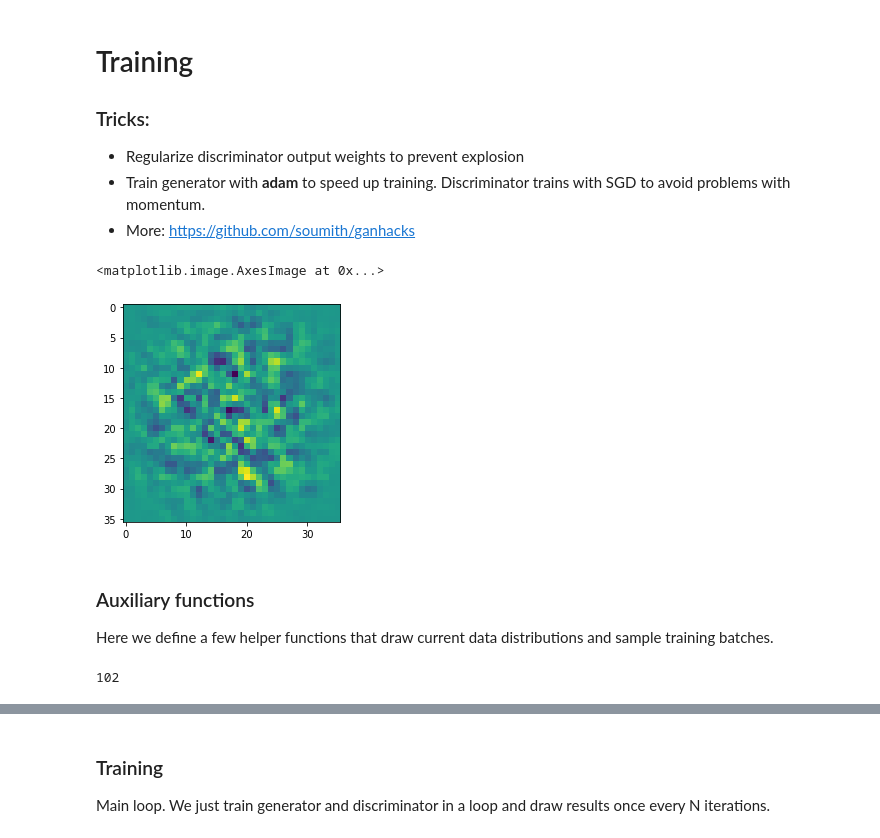
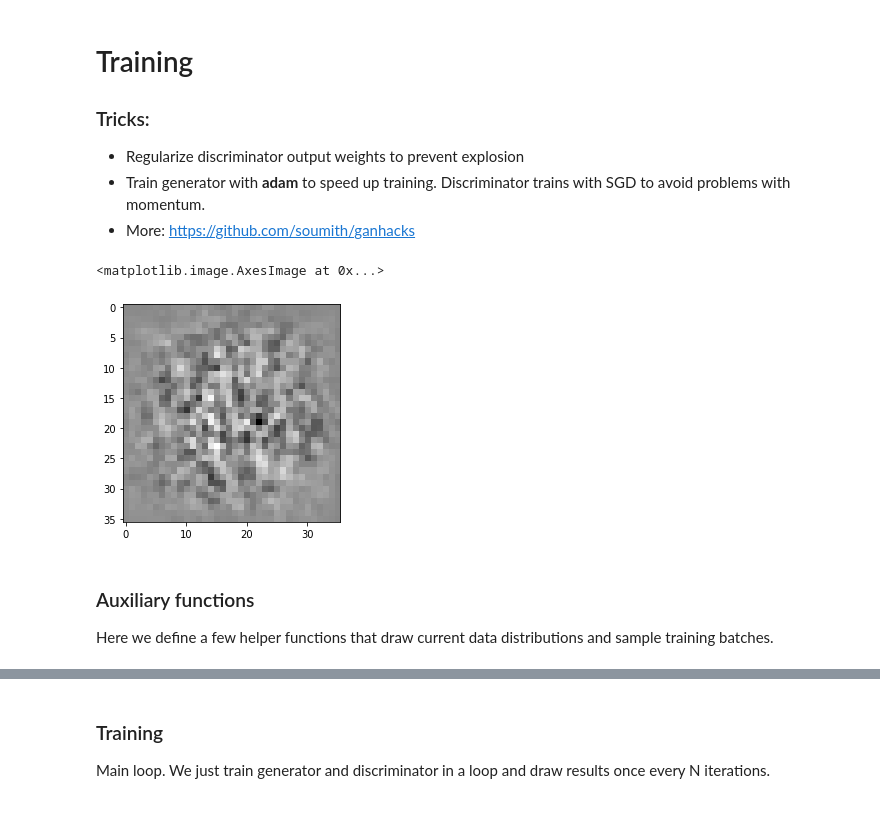
Before and after one commit to ikashilov/tensorflow-facegen, a Jupyter notebook: notebook.ipynb, the cells around one changed output, grey strips where cells are left out. Saved outputs shown, nothing was run; the diff lists cells and outputs as text; code cells hidden in the pictures.

```diff
--- a/notebook.ipynb
+++ b/notebook.ipynb
@@ -8,15 +8,14 @@ import pandas as pd
 import matplotlib.pyplot as plt
 
 import tensorflow as tf
-import tensorflow.python.keras.backend as K
 from tensorflow.keras import layers as L
 
-# from util import fetch_lfw_dataset as load_data
+from util import fetch_lfw_dataset
 
 
 BUFFER_SIZE = 50000
 BATCH_SIZE = 128
-NOISE_DIM = 128
-EPOCHS = 10000
+NOISE_DIM = 200
+EPOCHS = 1000
 
 plt.rcParams.update({'axes.titlesize': 'small'})
@@ -99,5 +22,5 @@ def fetch_lfw_dataset(attrs_name = "lfw_attributes.txt",
 # %% [markdown]
 ### 1. Load data
 # %%
-data, attrs = fetch_lfw_dataset(dimx=36, dimy=36)
+data, _ = fetch_lfw_dataset(dimx=36, dimy=36)
 # %%
@@ -145,17 +67,14 @@ discriminator = tf.keras.Sequential()
 discriminator.add(L.InputLayer(IMG_SHAPE, name='image'))
 
 discriminator.add(L.Conv2D(filters=32, kernel_size=(3,3), activation='relu'))
-discriminator.add(L.Conv2D(filters=32, kernel_size=(3,3), activation='relu'))
 discriminator.add(L.Dropout(rate=0.25))
 
 discriminator.add(L.AveragePooling2D(pool_size=(2,2)))
 
 discriminator.add(L.Conv2D(filters=64, kernel_size=(3,3), activation='relu'))
-discriminator.add(L.Conv2D(filters=64, kernel_size=(3,3), activation='relu'))
 discriminator.add(L.AveragePooling2D(pool_size=(2,2)))
 discriminator.add(L.Dropout(rate=0.25))
 
-discriminator.add(L.Conv2D(filters=128, kernel_size=(3,3), activation='relu'))
 discriminator.add(L.Conv2D(filters=128, kernel_size=(3,3), activation='relu'))
 discriminator.add(L.AveragePooling2D(pool_size=(2,2)))
 discriminator.add(L.Dropout(rate=0.25))
@@ -174,12 +93,12 @@ discriminator.add(L.Dense(2, activation=tf.nn.log_softmax))
 # %%
 noise = tf.random.normal(shape=[1,NOISE_DIM])
 generated_image = generator(noise, training=False)
 decision = discriminator(generated_image)
 
-plt.imshow(generated_image[0, :, :, 0])
+plt.imshow(generated_image[0, :, :, 0], cmap="gray", interpolation="none")
 # %% [output]
 <matplotlib.image.AxesImage at 0x...>
-[figure, old version]
+[figure, new version]
 # %%
 # This method returns a helper function to compute cross entropy loss
 cross_entropy = tf.keras.losses.BinaryCrossentropy(from_logits=True)
@@ -249,12 +168,6 @@ def train_step(images):
 
     gen_optimizer.apply_gradients(zip(gradients_of_generator, generator.trainable_variables))
     disc_optimizer.apply_gradients(zip(gradients_of_discriminator, discriminator.trainable_variables))
-# %%
-for i, image_batch in enumerate(train_dataset):
-    pass
-print(i)
-# %% [output]
-102
 # %%
 import time
 from IPython import display
```
Also changed, not shown: parts of 4 cells of this notebook, 1 other file.
